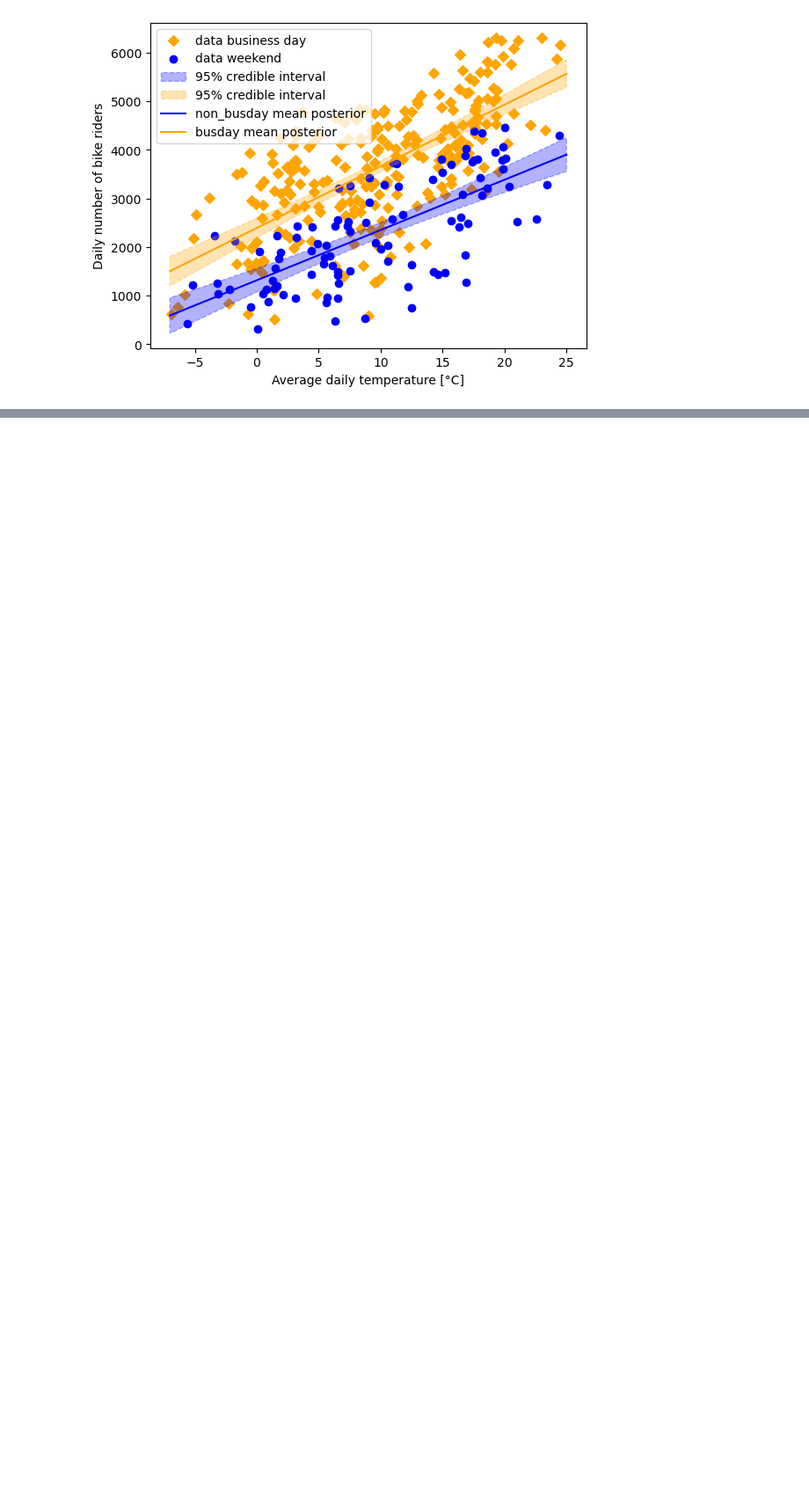
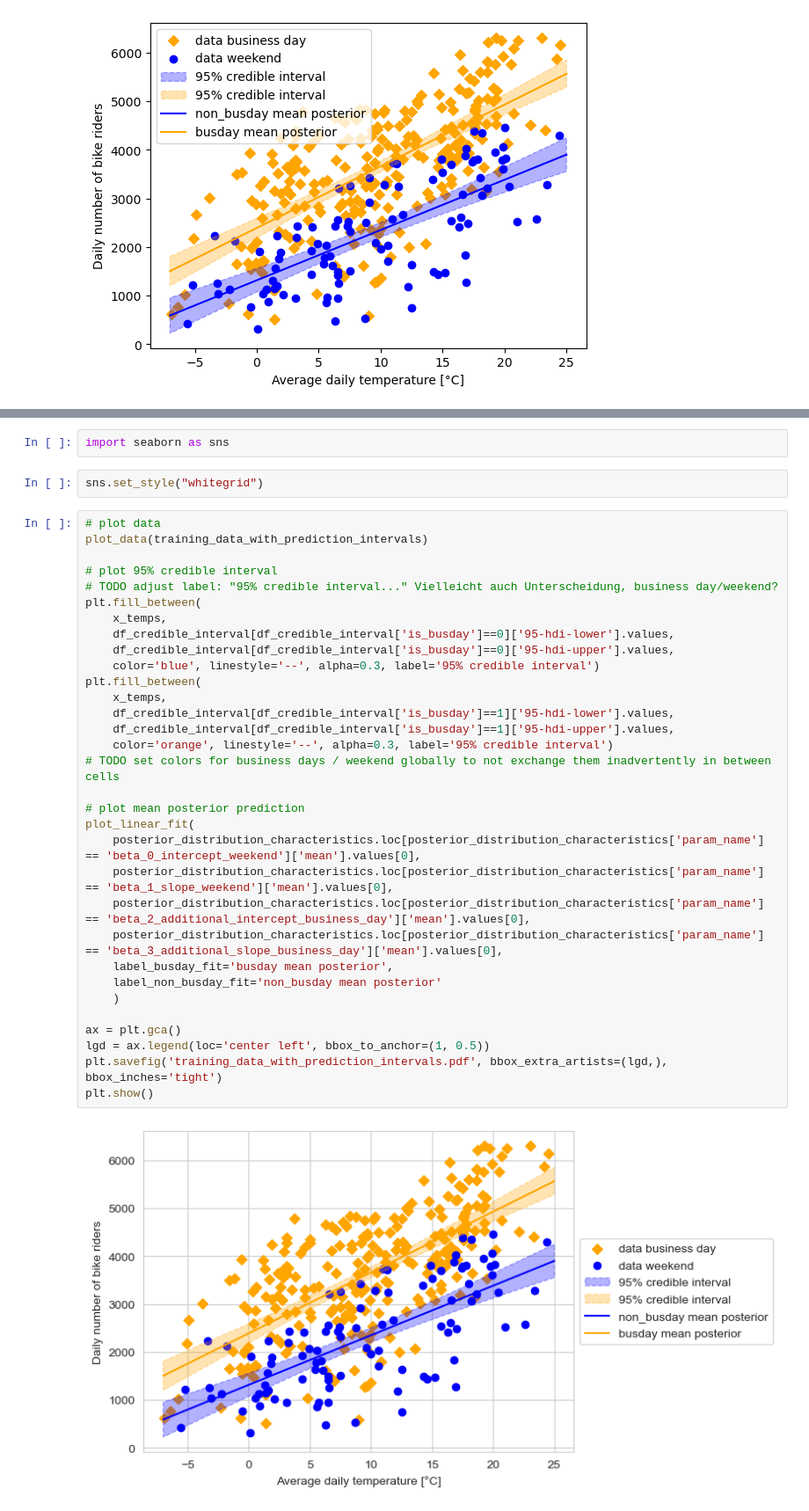
Before and after one commit to rfechner/DataLiteracy2022, a Jupyter notebook: project/plots/create_plots.ipynb, the cells around one changed output, grey strips where cells are left out. Shown at 88% size. Drawn from its saved outputs; the diff is of its cells as text; blank space fills up the shorter version.

Commit message:
styling and pdf export of figure

```diff
--- a/project/plots/create_plots.ipynb
+++ b/project/plots/create_plots.ipynb
@@ -376,0 +386,38 @@ plot_linear_fit(
+# %%
+import seaborn as sns
+# %%
+sns.set_style("whitegrid")
+# %%
+# plot data
+plot_data(training_data_with_prediction_intervals)
+
+# plot 95% credible interval
+# TODO adjust label: "95% credible interval..." Vielleicht auch Unterscheidung, business day/weekend?
+plt.fill_between(
+    x_temps,
+    df_credible_interval[df_credible_interval['is_busday']==0]['95-hdi-lower'].values,
+    df_credible_interval[df_credible_interval['is_busday']==0]['95-hdi-upper'].values,
+    color='blue', linestyle='--', alpha=0.3, label='95% credible interval')
+plt.fill_between(
+    x_temps,
+    df_credible_interval[df_credible_interval['is_busday']==1]['95-hdi-lower'].values,
+    df_credible_interval[df_credible_interval['is_busday']==1]['95-hdi-upper'].values,
+    color='orange', linestyle='--', alpha=0.3, label='95% credible interval')
+# TODO set colors for business days / weekend globally to not exchange them inadvertently in between cells
+
+# plot mean posterior prediction
+plot_linear_fit(
+    posterior_distribution_characteristics.loc[posterior_distribution_characteristics['param_name'] == 'beta_0_intercept_weekend']['mean'].values[0],
+    posterior_distribution_characteristics.loc[posterior_distribution_characteristics['param_name'] == 'beta_1_slope_weekend']['mean'].values[0],
+    posterior_distribution_characteristics.loc[posterior_distribution_characteristics['param_name'] == 'beta_2_additional_intercept_business_day']['mean'].values[0],
+    posterior_distribution_characteristics.loc[posterior_distribution_characteristics['param_name'] == 'beta_3_additional_slope_business_day']['mean'].values[0],
+    label_busday_fit='busday mean posterior',
+    label_non_busday_fit='non_busday mean posterior'
+    )
+
+ax = plt.gca()
+lgd = ax.legend(loc='center left', bbox_to_anchor=(1, 0.5))
+plt.savefig('training_data_with_prediction_intervals.pdf', bbox_extra_artists=(lgd,), bbox_inches='tight')
+plt.show()
+# %% [output]
+[figure, added]
```
Also changed, not shown: parts of 2 cells of this notebook.
